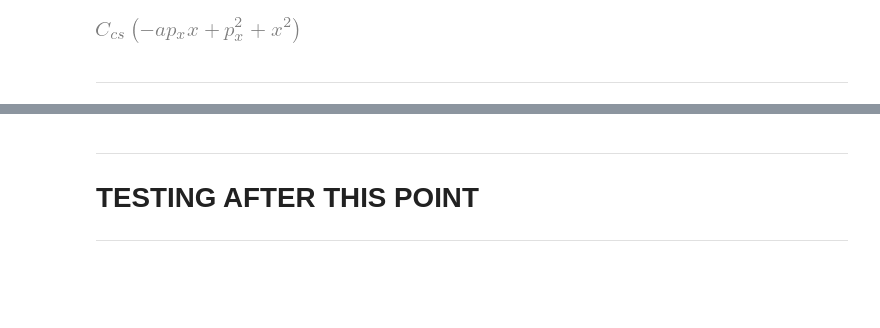
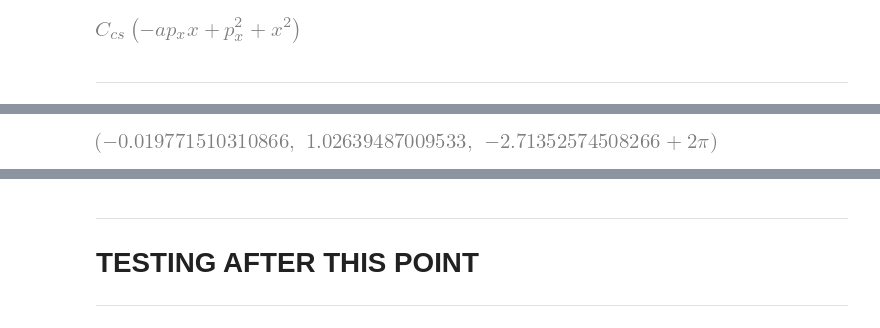
Before and after one commit to pbelange/McMillan, a Jupyter notebook: Machines/racetrack/tmp_Tim_discussion.ipynb, the cells around one changed output, grey strips where cells are left out. Saved outputs shown, nothing was run; the diff lists cells and outputs as text; code cells hidden in the pictures; blank space fills up the shorter version.

```diff
--- a/Machines/racetrack/tmp_Tim_discussion.ipynb
+++ b/Machines/racetrack/tmp_Tim_discussion.ipynb
@@ -234,0 +287,11 @@ display(henon.K0.collect(henon.C_cs))
+# %%
+# xp  = -0.901562491050713*x -0.426069762027653*px
+# pxp =  0.404595926626569*x -0.917977309437898*px
+_a,_b = -0.901562491050713, -0.426069762027653
+_c,_d =  0.404595926626569, -0.917977309437898
+
+display(tuple([s.subs({a:_a,b:_b,c:_c,d:_d}) for s in sol1]))
+
+display(tuple([s.subs({a:_a,b:_b,c:_c,d:_d}) for s in sol2]))
+# %% [output]
+[figure, added]
```
Also changed, not shown: parts of 39 cells of this notebook, 3 other files.
